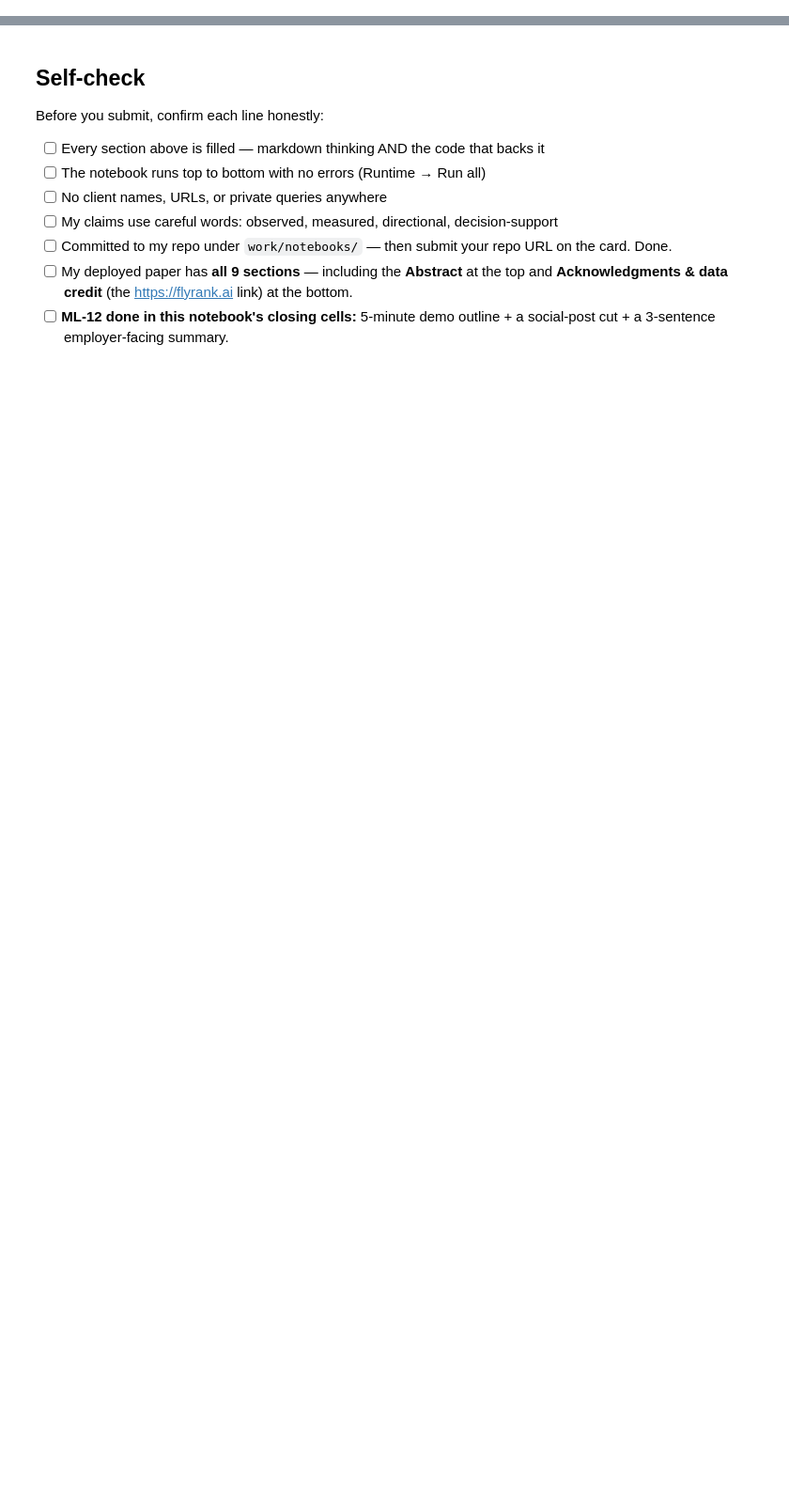
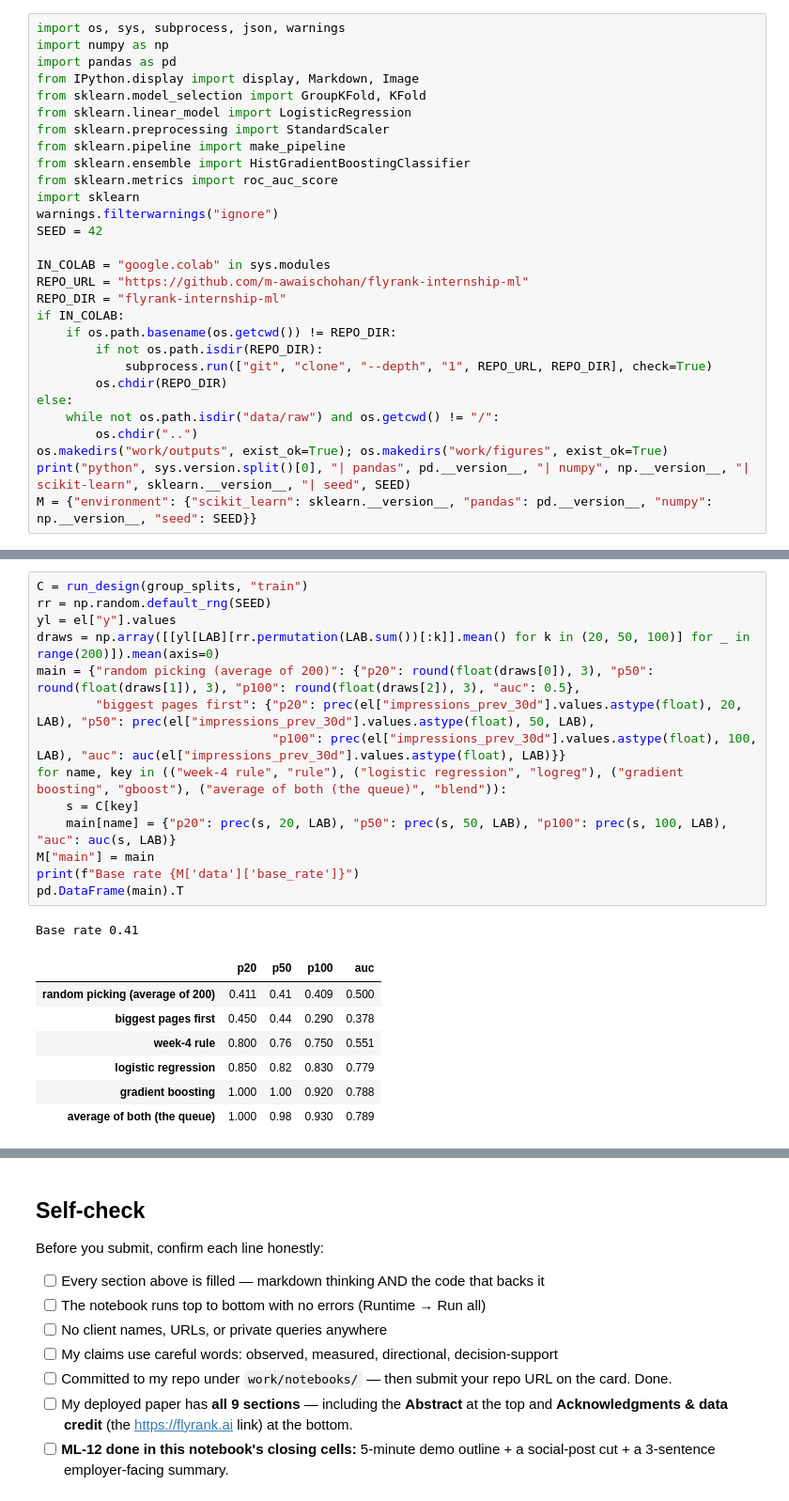
Before and after one commit to m-awaischohan/flyrank-internship-ml, a Jupyter notebook: work/notebooks/capstone.ipynb, the cells around one changed output, grey strips where cells are left out. Shown at 94% size. Cells and saved outputs as stored; diff of their text form; blank space fills up the shorter version.

```diff
--- a/work/notebooks/capstone.ipynb
+++ b/work/notebooks/capstone.ipynb
@@ -36,0 +21,29 @@ This skeleton is yours to fill. Work the sections **in order** — each one has
+# %%
+import os, sys, subprocess, json, warnings
+import numpy as np
+import pandas as pd
+from IPython.display import display, Markdown, Image
+from sklearn.model_selection import GroupKFold, KFold
+from sklearn.linear_model import LogisticRegression
+from sklearn.preprocessing import StandardScaler
+from sklearn.pipeline import make_pipeline
+from sklearn.ensemble import HistGradientBoostingClassifier
+from sklearn.metrics import roc_auc_score
+import sklearn
+warnings.filterwarnings("ignore")
+SEED = 42
+
+IN_COLAB = "google.colab" in sys.modules
+REPO_URL = "https://github.com/m-awaischohan/flyrank-internship-ml"
+REPO_DIR = "flyrank-internship-ml"
+if IN_COLAB:
+    if os.path.basename(os.getcwd()) != REPO_DIR:
+        if not os.path.isdir(REPO_DIR):
+            subprocess.run(["git", "clone", "--depth", "1", REPO_URL, REPO_DIR], check=True)
+        os.chdir(REPO_DIR)
+else:
+    while not os.path.isdir("data/raw") and os.getcwd() != "/":
+        os.chdir("..")
+os.makedirs("work/outputs", exist_ok=True); os.makedirs("work/figures", exist_ok=True)
+print("python", sys.version.split()[0], "| pandas", pd.__version__, "| numpy", np.__version__, "| scikit-learn", sklearn.__version__, "| seed", SEED)
+M = {"environment": {"scikit_learn": sklearn.__version__, "pandas": pd.__version__, "numpy": np.__version__, "seed": SEED}}
@@ -36,0 +236,23 @@ This skeleton is yours to fill. Work the sections **in order** — each one has
+# %%
+C = run_design(group_splits, "train")
+rr = np.random.default_rng(SEED)
+yl = el["y"].values
+draws = np.array([[yl[LAB][rr.permutation(LAB.sum())[:k]].mean() for k in (20, 50, 100)] for _ in range(200)]).mean(axis=0)
+main = {"random picking (average of 200)": {"p20": round(float(draws[0]), 3), "p50": round(float(draws[1]), 3), "p100": round(float(draws[2]), 3), "auc": 0.5},
+        "biggest pages first": {"p20": prec(el["impressions_prev_30d"].values.astype(float), 20, LAB), "p50": prec(el["impressions_prev_30d"].values.astype(float), 50, LAB),
+                                "p100": prec(el["impressions_prev_30d"].values.astype(float), 100, LAB), "auc": auc(el["impressions_prev_30d"].values.astype(float), LAB)}}
+for name, key in (("week-4 rule", "rule"), ("logistic regression", "logreg"), ("gradient boosting", "gboost"), ("average of both (the queue)", "blend")):
+    s = C[key]
+    main[name] = {"p20": prec(s, 20, LAB), "p50": prec(s, 50, LAB), "p100": prec(s, 100, LAB), "auc": auc(s, LAB)}
+M["main"] = main
+print(f"Base rate {M['data']['base_rate']}")
+pd.DataFrame(main).T
+# %% [output]
+Base rate 0.41
+|  | p20 | p50 | p100 | auc |
+| random picking (average of 200) | 0.411 | 0.41 | 0.409 | 0.500 |
+| biggest pages first | 0.450 | 0.44 | 0.290 | 0.378 |
+| week-4 rule | 0.800 | 0.76 | 0.750 | 0.551 |
+| logistic regression | 0.850 | 0.82 | 0.830 | 0.779 |
+| gradient boosting | 1.000 | 1.00 | 0.920 | 0.788 |
+| average of both (the queue) | 1.000 | 0.98 | 0.930 | 0.789 |
```
Also changed, not shown: parts of 28 cells of this notebook.
